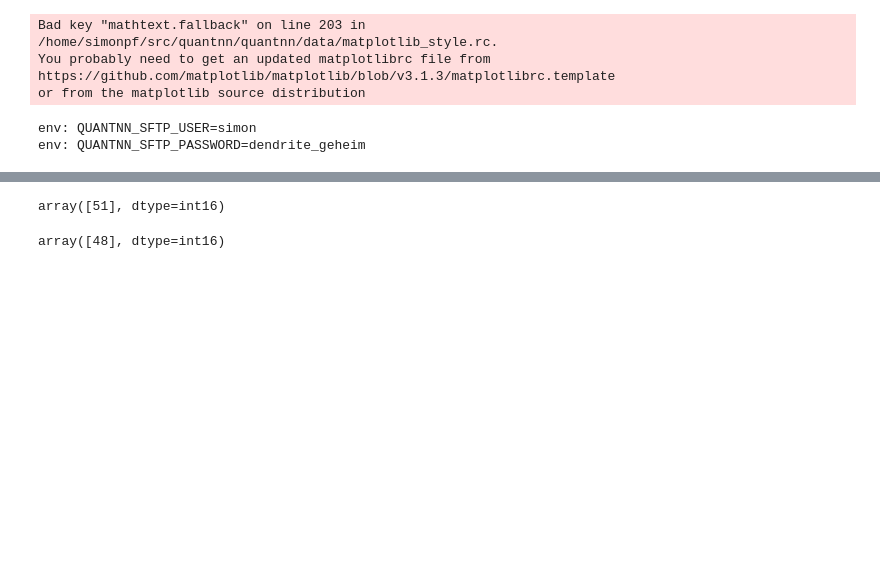
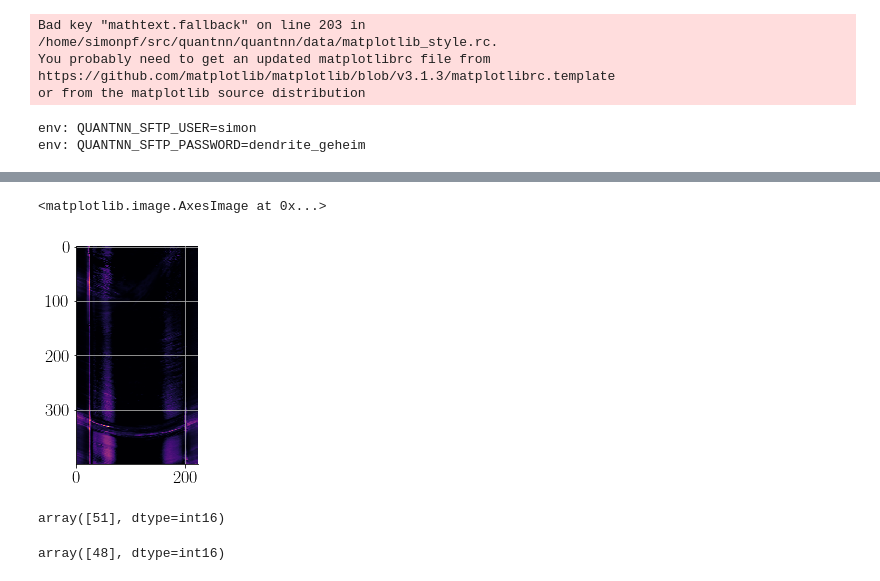
Before and after one commit to SEE-GEO/regn, a Jupyter notebook: notebooks/gprof/gmi_retrieval_example.ipynb, the cells around one changed output, grey strips where cells are left out. Drawn from its saved outputs; the diff is of its cells as text; code cells hidden in the pictures; blank space fills up the shorter version.

```diff
--- a/notebooks/gprof/gmi_retrieval_example.ipynb
+++ b/notebooks/gprof/gmi_retrieval_example.ipynb
@@ -45,3 +88,8 @@ env: QUANTNN_SFTP_PASSWORD=dendrite_geheim
+# %%
+plt.imshow(y_pred[0, :400])
+# %% [output]
+<matplotlib.image.AxesImage at 0x...>
+[figure, added]
 # %%
 from regn.data.csu.preprocessor import PreprocessorFile
 
```
Also changed, not shown: parts of 9 cells of this notebook, 3 other files.
